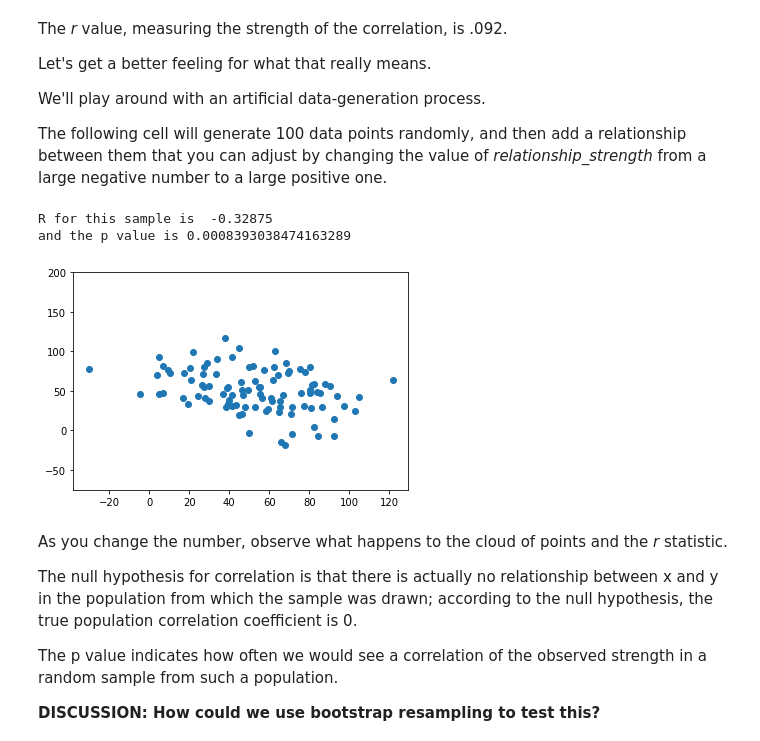
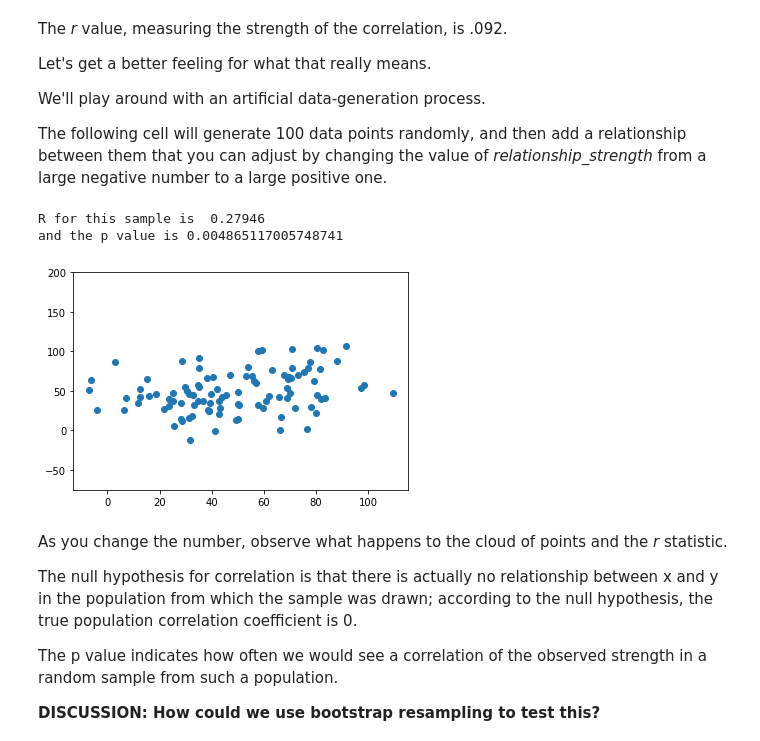
Before and after one commit to tedunderwood/is417, a Jupyter notebook: labs/3DistinctivenessSep7/DistinctiveWords.ipynb, the cells around one changed output. Saved outputs shown, nothing was run; the diff lists cells and outputs as text; code cells hidden in the pictures.

```diff
--- a/labs/3DistinctivenessSep7/DistinctiveWords.ipynb
+++ b/labs/3DistinctivenessSep7/DistinctiveWords.ipynb
@@ -80,20 +80,20 @@ We'll play around with an artificial data-generation process.
 
 The following cell will generate 100 data points randomly, and then add a relationship between them that you can adjust by changing the value of *relationship_strength* from a large negative number to a large positive one.
 # %%
-relationship_strength = -0.4
+relationship_strength = 0.3
 
 x = np.random.normal(loc = 50, scale = 25, size = 100)
 y = np.random.normal(loc = 50, scale = 25, size = 100) + (x - 50) * relationship_strength
 
 plt.scatter(x, y)
 plt.ylim(-75, 200)
 r, p = pearsonr(x, y)
 print('R for this sample is ', round(r, 5))
 print('and the p value is', p)
 # %% [output]
-R for this sample is  -0.32875
-and the p value is 0.0008393038474163289
+R for this sample is  0.27946
+and the p value is 0.004865117005748741
-[figure, old version]
+[figure, new version]
 # %% [markdown]
 As you change the number, observe what happens to the cloud of points and the *r* statistic.
 
```
Also changed, not shown: parts of 21 cells of this notebook.
